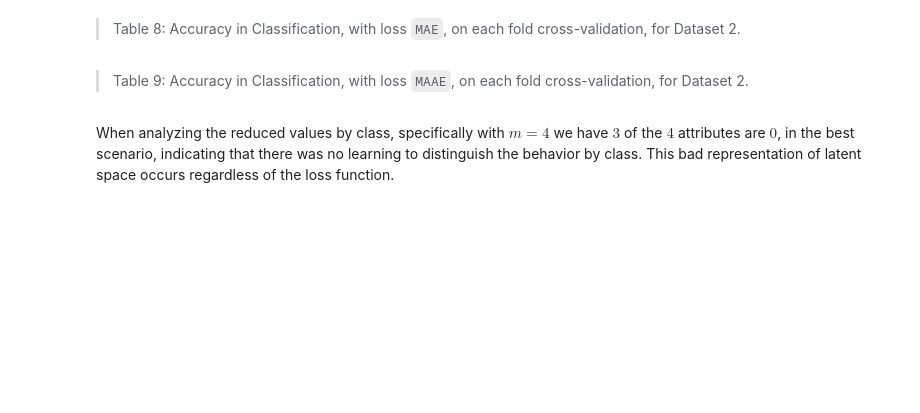
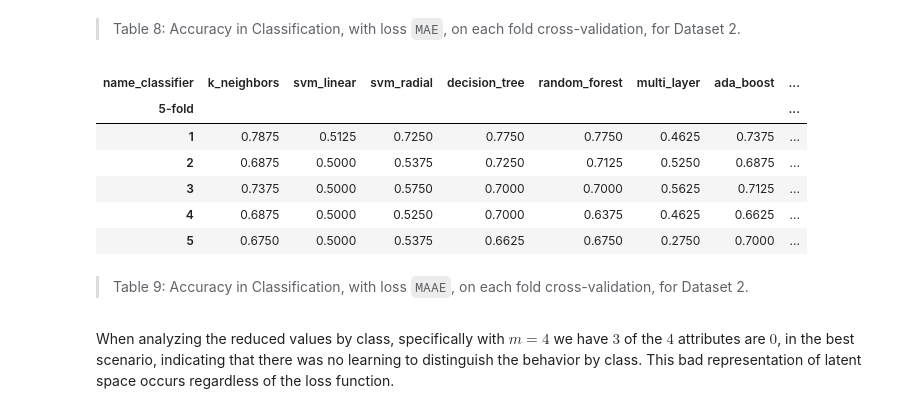
Before and after one commit to bruAristimunha/Re-Deep-Convolution-Neural-Network-and-Autoencoders-Based-Unsupervised-Feature-Learning-of-EEG, a Jupyter notebook: notebook/Jupyter_Paper_Re_Deep_Convolution_Neural_Network_and_Autoencoders_Based_Unsupervised_Feature_Learning_of_EEG_Signals.ipynb, the cells around one changed output. Cells and saved outputs as stored; diff of their text form; code cells hidden in the pictures; blank space fills up the shorter version.

```diff
--- a/notebook/Jupyter_Paper_Re_Deep_Convolution_Neural_Network_and_Autoencoders_Based_Unsupervised_Feature_Learning_of_EEG_Signals.ipynb
+++ b/notebook/Jupyter_Paper_Re_Deep_Convolution_Neural_Network_and_Autoencoders_Based_Unsupervised_Feature_Learning_of_EEG_Signals.ipynb
@@ -712,10 +866,20 @@ chbmit_mae_2.to_latex("{}/acc-mae-chbmit-fold-2.tex".format(path_table),
 # %%
 chbmit_maae_2 = table_classification_fold(metrics_chbmit["maae"], dimension=2)
 
 chbmit_maae_2.to_latex("{}/acc-maae-chbmit-fold-2.tex".format(path_table),
                        caption="Accuracy in Classification, with loss MAAE"\
                        ", on each fold cross-validation, for Dataset 2.",
                        label="table:acc-maae-chbmit-fold-2")
+
+chbmit_maae_2
+# %% [output]
+| name_classifier | k_neighbors | svm_linear | svm_radial | decision_tree | random_forest | multi_layer | ada_boost | ... |
+| 5-fold |  |  |  |  |  |  |  | ... |
+| 1 | 0.7875 | 0.5125 | 0.7250 | 0.7750 | 0.7750 | 0.4625 | 0.7375 | ... |
+| 2 | 0.6875 | 0.5000 | 0.5375 | 0.7250 | 0.7125 | 0.5250 | 0.6875 | ... |
+| 3 | 0.7375 | 0.5000 | 0.5750 | 0.7000 | 0.7000 | 0.5625 | 0.7125 | ... |
+| 4 | 0.6875 | 0.5000 | 0.5250 | 0.7000 | 0.6375 | 0.4625 | 0.6625 | ... |
+| 5 | 0.6750 | 0.5000 | 0.5375 | 0.6625 | 0.6750 | 0.2750 | 0.7000 | ... |
 # %% [markdown]
 > Table 9: Accuracy in Classification, with loss `MAAE`, on each fold cross-validation, for Dataset 2<a name="table:accuracy-ae-l2-d2-fold"></a>.
 # %% [markdown]
```
Also changed, not shown: parts of 47 cells of this notebook.
